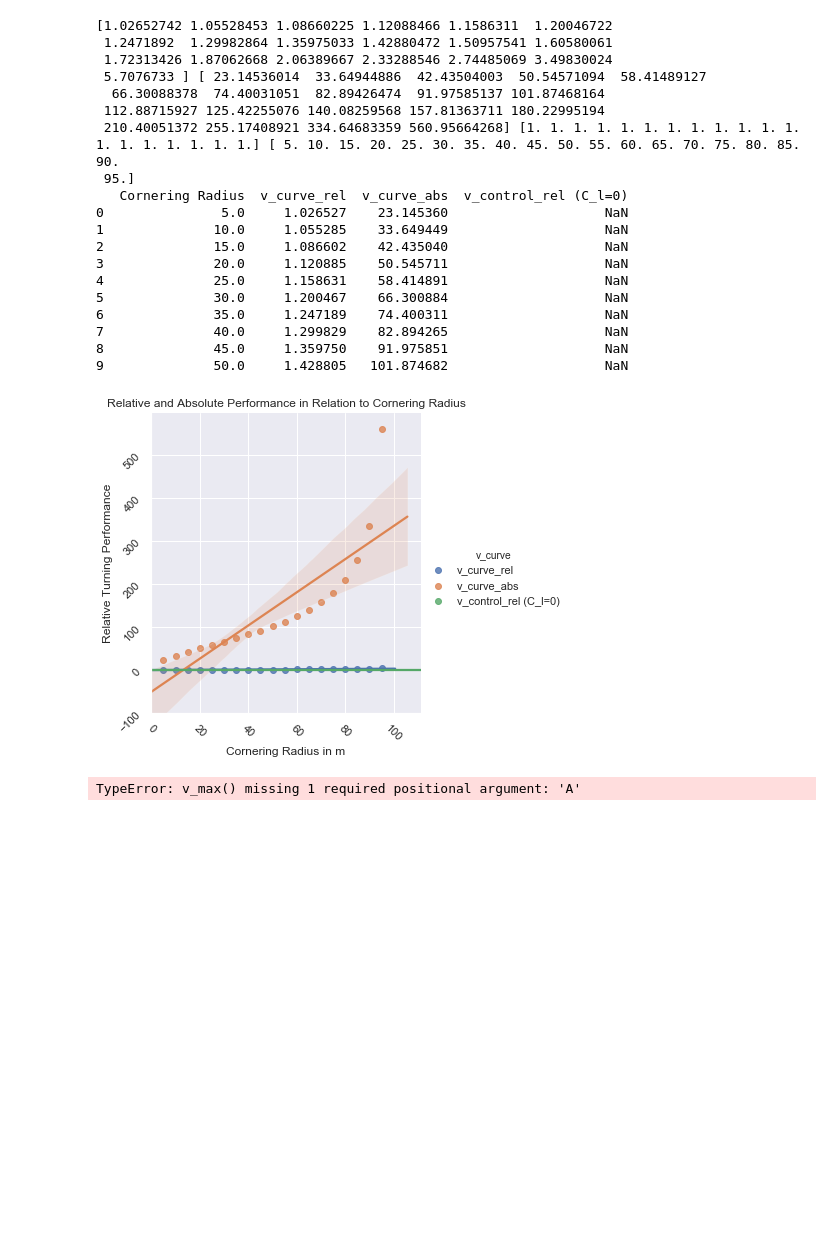
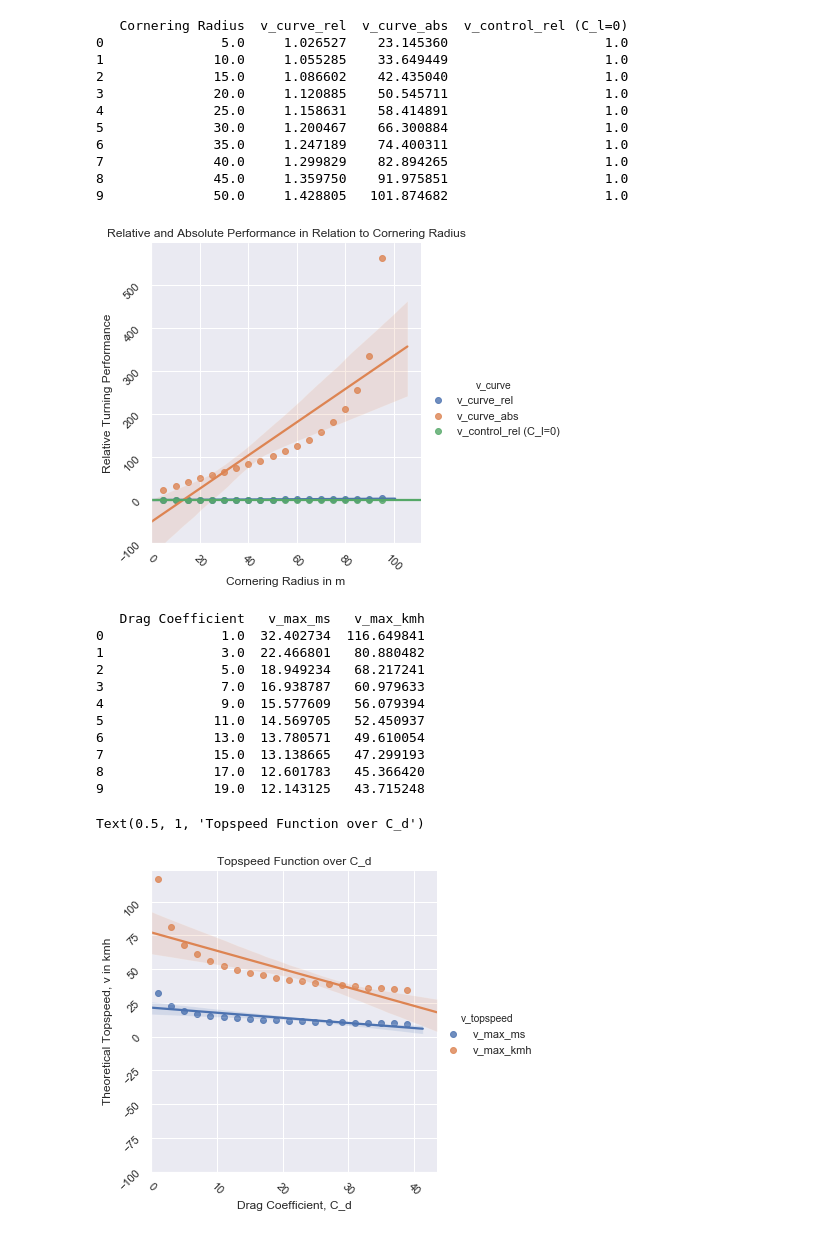
Before and after one commit to semibroiled/amda-aero, a Jupyter notebook: test.ipynb, the cells around one changed output. Cells and saved outputs as stored; diff of their text form; code cells hidden in the pictures; blank space fills up the shorter version.

Commit message:
Fix Dataframe issue with last col NaN.

```diff
--- a/test.ipynb
+++ b/test.ipynb
@@ -1,4 +3,5 @@
 # %%
+
 '''Import local modules and plotting packages'''
 
 import numpy as np
@@ -10,14 +13,26 @@ import matplotlib.pyplot as plt
 import seaborn as sns
 sns.set()
 
-from v_max import v_max
-from v_curve import v_curve
+from v_theo_max import v_max
+from v_curve_perf import v_curve
+
+import importlib
+
+#importlib.reload(v_theo_max)
+#importlib.reload(v_curve_perf)
+
+
+# Turning Speed Plot
 
 v_abs, v_rel, v_cont, R = v_curve(250, 0.8, 1, 5)
-print(v_rel, v_abs, v_cont, R)
+#print(v_rel, v_abs, v_cont, R)
 
+data_curve = np.stack([R, v_rel, v_abs, v_cont], axis=1)
+#print(cols)
 
-df_curve = pd.DataFrame({'Cornering Radius': R, 'v_curve_rel': v_rel, 'v_curve_abs': v_abs, 'v_0Cl_rel': v_cont}, columns=['Cornering Radius','v_curve_rel', 'v_curve_abs', 'v_control_rel (C_l=0)'], dtype=float)
+df_curve = pd.DataFrame(data=data_curve, columns=['Cornering Radius','v_curve_rel', 'v_curve_abs', 'v_control_rel (C_l=0)'], dtype=float)
+#df_curve = pd.DataFrame(data={'Cornering Radius': R, 'v_curve_rel': v_rel, 'v_curve_abs': v_abs, 'v_0Cl_rel': v_cont}, columns=['Cornering Radius','v_curve_rel', 'v_curve_abs', 'v_control_rel (C_l=0)'], dtype=float)
+# This gives the last col NaNs for some reason
 print(df_curve.head(10))
 
 # plotting with matplotlib
@@ -38,53 +53,64 @@ plt.yticks(rotation=45)
 
 plt.xlabel('Cornering Radius in m')
 plt.ylabel('Relative Turning Performance')
 
 #plt.legend(bbox_to_anchor=(1, 1), loc=2)
 
 plt.title('Relative and Absolute Performance in Relation to Cornering Radius')
 
 plt.show()
 
-v_ms, v_kmh, cd = v_max(250, 12)
-print(v_ms. v_kmh, cd)
 
+#Topspeed Plot
 
-df_topspeed = pd.DataFrame({'Drag Coefficient': cd, 'v_max_ms': v_ms, 'v_max:kmh': v_kmh}, columns=['Drag Coefficient','v_max_ms', 'v_max_kmh'], dtype=float)
+v_ms, v_kmh, cd = v_max(250, A=12)
+#print(v_ms, v_kmh, cd)
+
+data_topspeed = np.stack([cd, v_ms,v_kmh], axis=1)
+df_topspeed = pd.DataFrame(data=data_topspeed, columns=['Drag Coefficient','v_max_ms', 'v_max_kmh'], dtype=float)
+#df_topspeed = pd.DataFrame({'Drag Coefficient': cd, 'v_max_ms': v_ms, 'v_max:kmh': v_kmh}, columns=['Drag Coefficient','v_max_ms', 'v_max_kmh'], dtype=float)
 print(df_topspeed.head(10))
+
+#print(df_topspeed.isnull().sum())
+#print(df_curve.isnull().sum())
 
 df_topspeed = df_topspeed.melt('Drag Coefficient', var_name='v_topspeed', value_name='v_max')
 
 plot_topspeed=sns.lmplot(x='Drag Coefficient', y='v_max' , hue='v_topspeed', data= df_topspeed)
 
 plt.ylim(-100, None)
 plt.xlim(0, None)
 
 plt.xticks(rotation=-45)
 plt.yticks(rotation=45)
 
 plt.xlabel('Drag Coefficient, C_d')
 plt.ylabel('Theoretical Topspeed, v in kmh')
 
 plt.title('Topspeed Function over C_d')
 # %% [output]
-[1.02652742 1.05528453 1.08660225 1.12088466 1.1586311  1.20046722
- 1.2471892  1.29982864 1.35975033 1.42880472 1.50957541 1.60580061
- 1.72313426 1.87062668 2.06389667 2.33288546 2.74485069 3.49830024
- 5.7076733 ] [ 23.14536014  33.64944886  42.43504003  50.54571094  58.41489127
-  66.30088378  74.40031051  82.89426474  91.97585137 101.87468164
- 112.88715927 125.42255076 140.08259568 157.81363711 180.22995194
- 210.40051372 255.17408921 334.64683359 560.95664268] [1. 1. 1. 1. 1. 1. 1. 1. 1. 1. 1. 1. 1. 1. 1. 1. 1. 1. 1.] [ 5. 10. 15. 20. 25. 30. 35. 40. 45. 50. 55. 60. 65. 70. 75. 80. 85. 90.
- 95.]
    Cornering Radius  v_curve_rel  v_curve_abs  v_control_rel (C_l=0)
-0               5.0     1.026527    23.145360                    NaN
-1              10.0     1.055285    33.649449                    NaN
-2              15.0     1.086602    42.435040                    NaN
-3              20.0     1.120885    50.545711                    NaN
-4              25.0     1.158631    58.414891                    NaN
-5              30.0     1.200467    66.300884                    NaN
-6              35.0     1.247189    74.400311                    NaN
-7              40.0     1.299829    82.894265                    NaN
-8              45.0     1.359750    91.975851                    NaN
-9              50.0     1.428805   101.874682                    NaN
+0               5.0     1.026527    23.145360                    1.0
+1              10.0     1.055285    33.649449                    1.0
+2              15.0     1.086602    42.435040                    1.0
+3              20.0     1.120885    50.545711                    1.0
+4              25.0     1.158631    58.414891                    1.0
+5              30.0     1.200467    66.300884                    1.0
+6              35.0     1.247189    74.400311                    1.0
+7              40.0     1.299829    82.894265                    1.0
+8              45.0     1.359750    91.975851                    1.0
+9              50.0     1.428805   101.874682                    1.0
-[figure, old version]
+[figure, new version]
-TypeError: v_max() missing 1 required positional argument: 'A'
+   Drag Coefficient   v_max_ms   v_max_kmh
+0               1.0  32.402734  116.649841
+1               3.0  22.466801   80.880482
+2               5.0  18.949234   68.217241
+3               7.0  16.938787   60.979633
+4               9.0  15.577609   56.079394
+5              11.0  14.569705   52.450937
+6              13.0  13.780571   49.610054
+7              15.0  13.138665   47.299193
+8              17.0  12.601783   45.366420
+9              19.0  12.143125   43.715248
+Text(0.5, 1, 'Topspeed Function over C_d')
+[figure, added]
```
Also changed, not shown: parts of 3 cells of this notebook, 7 other files.
